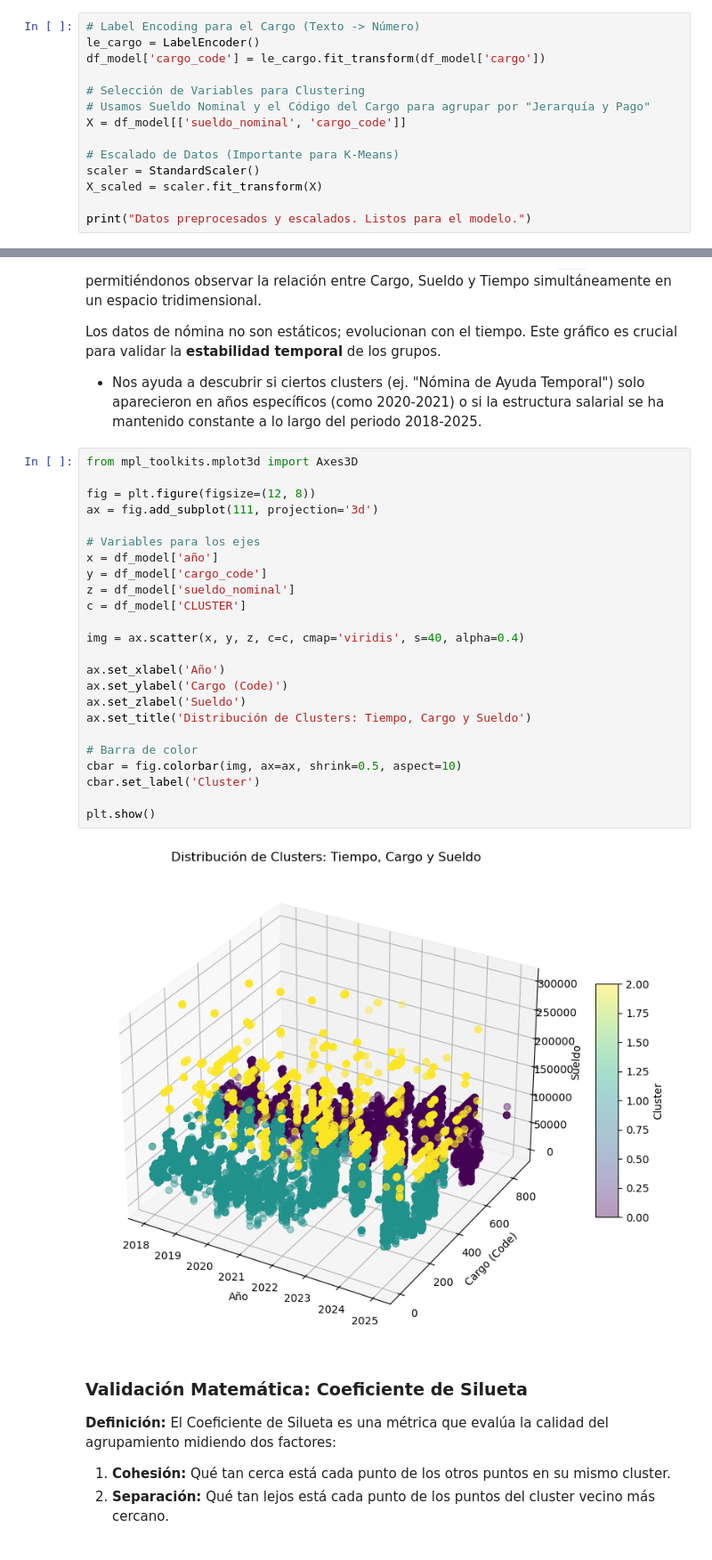
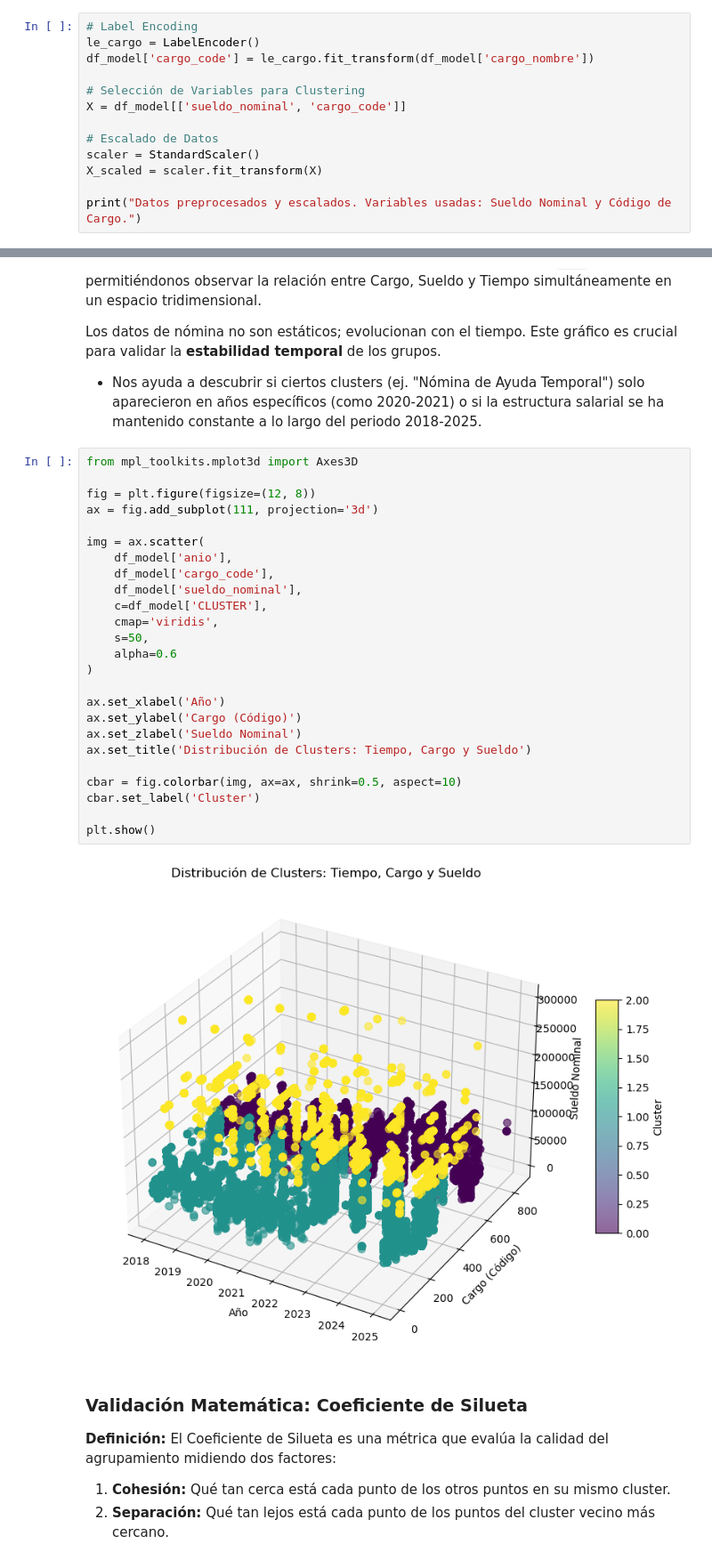
Before and after one commit to TZeik/icc321-2025-final, a Jupyter notebook: modelo_mineria.ipynb, the cells around one changed output, grey strips where cells are left out. Shown at 89% size. Saved outputs shown, nothing was run; the diff lists cells and outputs as text.

```diff
--- a/modelo_mineria.ipynb
+++ b/modelo_mineria.ipynb
@@ -73,15 +68,14 @@ El algoritmo K-Means es sensible a la escala de los datos y solo trabaja con var
 # %%
-# Label Encoding para el Cargo (Texto -> Número)
+# Label Encoding
 le_cargo = LabelEncoder()
-df_model['cargo_code'] = le_cargo.fit_transform(df_model['cargo'])
+df_model['cargo_code'] = le_cargo.fit_transform(df_model['cargo_nombre'])
 
 # Selección de Variables para Clustering
-# Usamos Sueldo Nominal y el Código del Cargo para agrupar por "Jerarquía y Pago"
 X = df_model[['sueldo_nominal', 'cargo_code']]
 
-# Escalado de Datos (Importante para K-Means)
+# Escalado de Datos
 scaler = StandardScaler()
 X_scaled = scaler.fit_transform(X)
 
-print("Datos preprocesados y escalados. Listos para el modelo.")
+print("Datos preprocesados y escalados. Variables usadas: Sueldo Nominal y Código de Cargo.")
 # %% [output]
@@ -261,29 +249,30 @@ Los datos de nómina no son estáticos; evolucionan con el tiempo. Este gráfico
 # %%
 from mpl_toolkits.mplot3d import Axes3D
 
 fig = plt.figure(figsize=(12, 8))
 ax = fig.add_subplot(111, projection='3d')
 
-# Variables para los ejes
-x = df_model['año']
-y = df_model['cargo_code']
-z = df_model['sueldo_nominal']
-c = df_model['CLUSTER']
-
-img = ax.scatter(x, y, z, c=c, cmap='viridis', s=40, alpha=0.4)
+img = ax.scatter(
+    df_model['anio'],
+    df_model['cargo_code'],
+    df_model['sueldo_nominal'],
+    c=df_model['CLUSTER'],
+    cmap='viridis',
+    s=50,
+    alpha=0.6
+)
 
 ax.set_xlabel('Año')
-ax.set_ylabel('Cargo (Code)')
-ax.set_zlabel('Sueldo')
+ax.set_ylabel('Cargo (Código)')
+ax.set_zlabel('Sueldo Nominal')
 ax.set_title('Distribución de Clusters: Tiempo, Cargo y Sueldo')
 
-# Barra de color
 cbar = fig.colorbar(img, ax=ax, shrink=0.5, aspect=10)
 cbar.set_label('Cluster')
 
 plt.show()
 # %% [output]
-[figure, old version]
+[figure, new version]
 # %% [markdown]
 ### Validación Matemática: Coeficiente de Silueta
 
```
Also changed, not shown: parts of 7 cells of this notebook, 8 other files.
